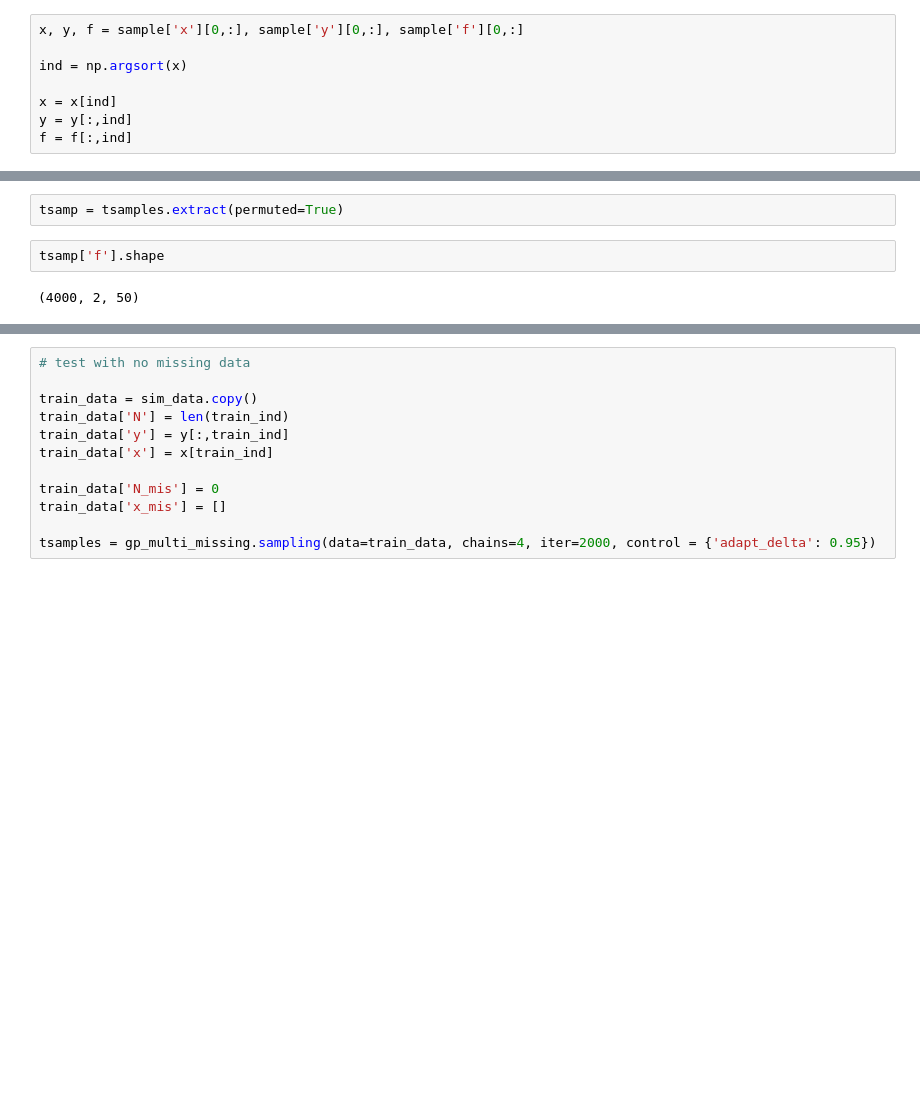
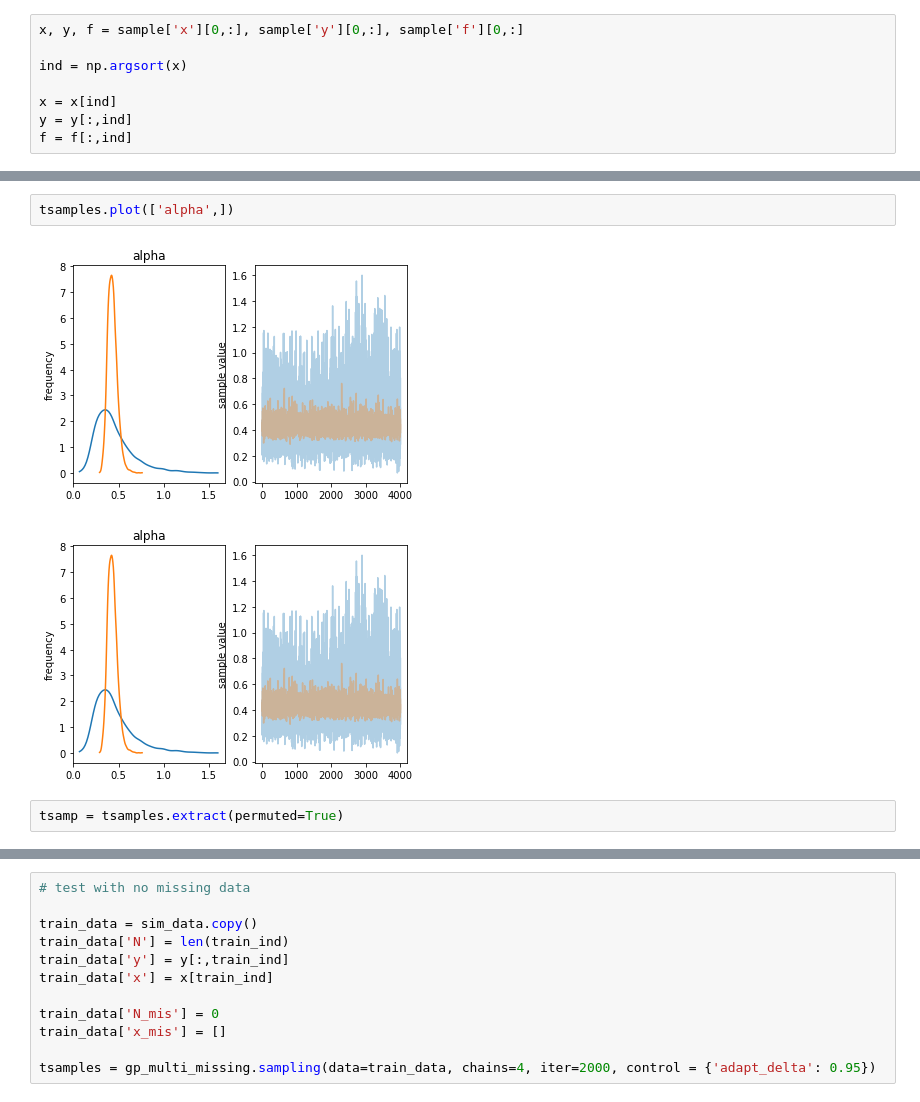
Before and after one commit to ptonner/gp-multi-stan, a Jupyter notebook: gp-multi.ipynb, the cells around one changed output, grey strips where cells are left out. Cells and saved outputs as stored; diff of their text form; blank space fills up the shorter version.

```diff
--- a/gp-multi.ipynb
+++ b/gp-multi.ipynb
@@ -127,6 +162,7 @@ tsamples.plot(['length_scale', 'alpha', 'sigma'])
+# %%
+tsamples.plot(['alpha',])
+# %% [output]
+[figure, added]
+[figure, added]
 # %%
 tsamp = tsamples.extract(permuted=True)
-# %%
-tsamp['f'].shape
-# %% [output]
-(4000, 2, 50)
```
Also changed, not shown: parts of 27 cells of this notebook, 2 other files.
